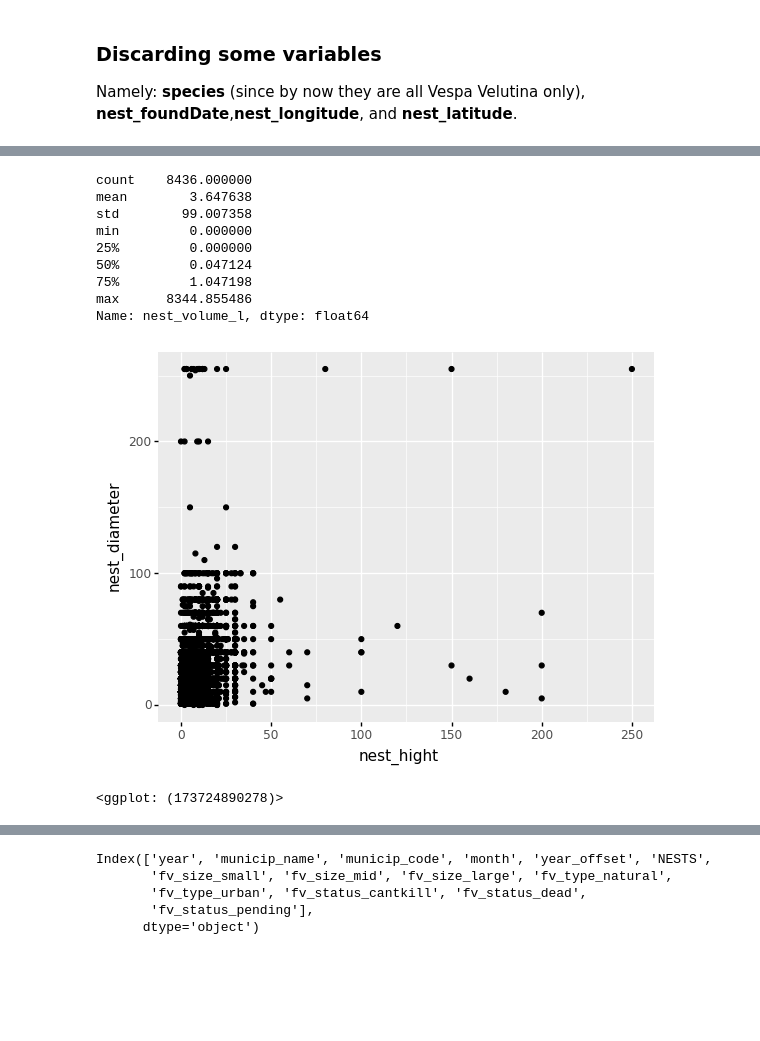
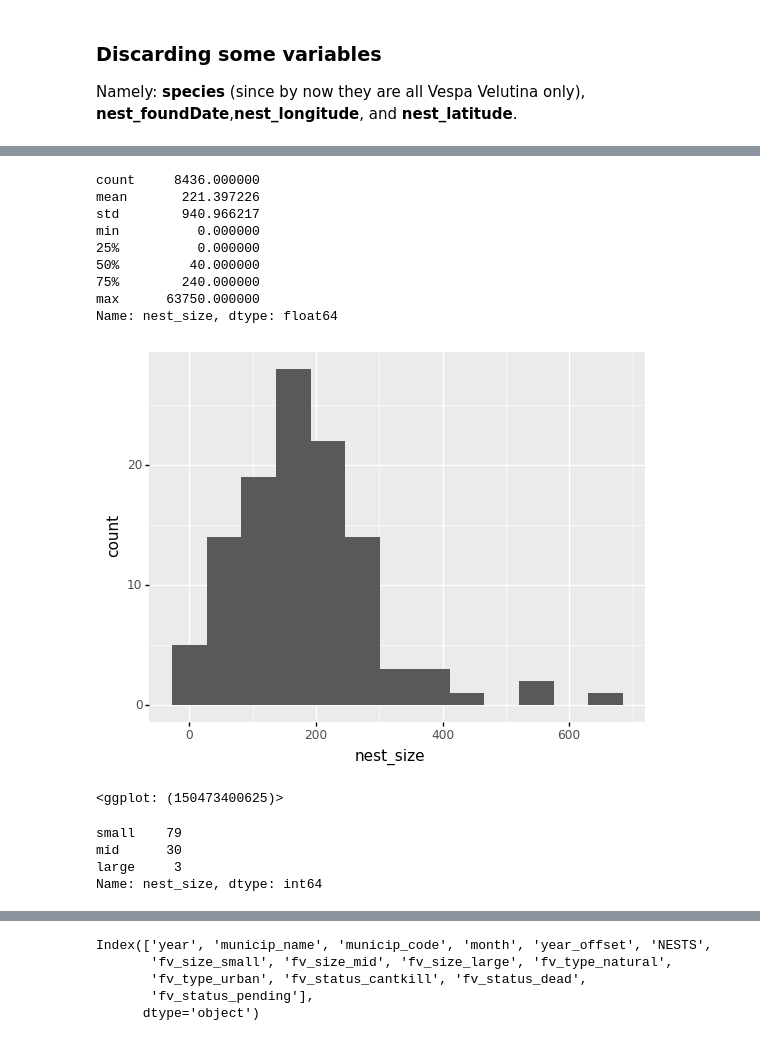
Before and after one commit to IEwaspbusters/KopuruVespaCompetitionIE, a Jupyter notebook: Competition_subs/2021-05-26_submit/Feeder_months/workerbee03_NESTS.ipynb, the cells around one changed output, grey strips where cells are left out. Saved outputs shown, nothing was run; the diff lists cells and outputs as text; code cells hidden in the pictures; blank space fills up the shorter version.

```diff
--- a/Competition_subs/2021-05-26_submit/Feeder_months/workerbee03_NESTS.ipynb
+++ b/Competition_subs/2021-05-26_submit/Feeder_months/workerbee03_NESTS.ipynb
@@ -196,20 +241,24 @@ all_the_queens_wasps.drop(columns=['nest_foundDate', 'nest_longitude', 'nest_lat
 # %%
-all_the_queens_wasps['nest_volume_l'] = 4/3 * math.pi * (all_the_queens_wasps['nest_hight']/100/2)**2 * (all_the_queens_wasps['nest_diameter']/100/2) * 1000
-all_the_queens_wasps['nest_volume_l'].fillna(0, inplace=True)
+#all_the_queens_wasps['nest_volume_l'] = 4/3 * math.pi * (all_the_queens_wasps['nest_hight']/100/2)**2 * (all_the_queens_wasps['nest_diameter']/100/2) * 1000
+#all_the_queens_wasps['nest_volume_l'].fillna(0, inplace=True)
+all_the_queens_wasps['nest_size'] = all_the_queens_wasps['nest_hight'] * all_the_queens_wasps['nest_diameter']
+all_the_queens_wasps['nest_size'].fillna(0, inplace=True)
 # %%
-all_the_queens_wasps['nest_volume_l'].describe()
+all_the_queens_wasps['nest_size'].describe()
 # %% [output]
-count    8436.000000
-mean        3.647638
-std        99.007358
-min         0.000000
-25%         0.000000
-50%         0.047124
-75%         1.047198
-max      8344.855486
-Name: nest_volume_l, dtype: float64
+count     8436.000000
+mean       221.397226
+std        940.966217
+min          0.000000
+25%          0.000000
+50%         40.000000
+75%        240.000000
+max      63750.000000
+Name: nest_size, dtype: float64
-# %%
-ggplot(aes(x='nest_hight', y='nest_diameter'), all_the_queens_wasps) + geom_point(stat='identity')
-# %% [output]
-[figure, removed]
-<ggplot: (173724890278)>
+# %%
+vespaVoluminous = all_the_queens_wasps.loc[:, ['municip_code', 'nest_size']].groupby(by='municip_code', as_index=False).mean()
+# %%
+ggplot(aes(x='nest_size'), vespaVoluminous) + geom_histogram()
+# %% [output]
+[figure, added]
+<ggplot: (150473400625)>
@@ -217,0 +271,7 @@ all_the_queens_wasps['nest_volume_l'] = pd.cut(all_the_queens_wasps['nest_volume
+# %%
+vespaVoluminous['nest_size'].value_counts()
+# %% [output]
+small    79
+mid      30
+large     3
+Name: nest_size, dtype: int64
```
Also changed, not shown: parts of 85 cells of this notebook, 1 other file.
